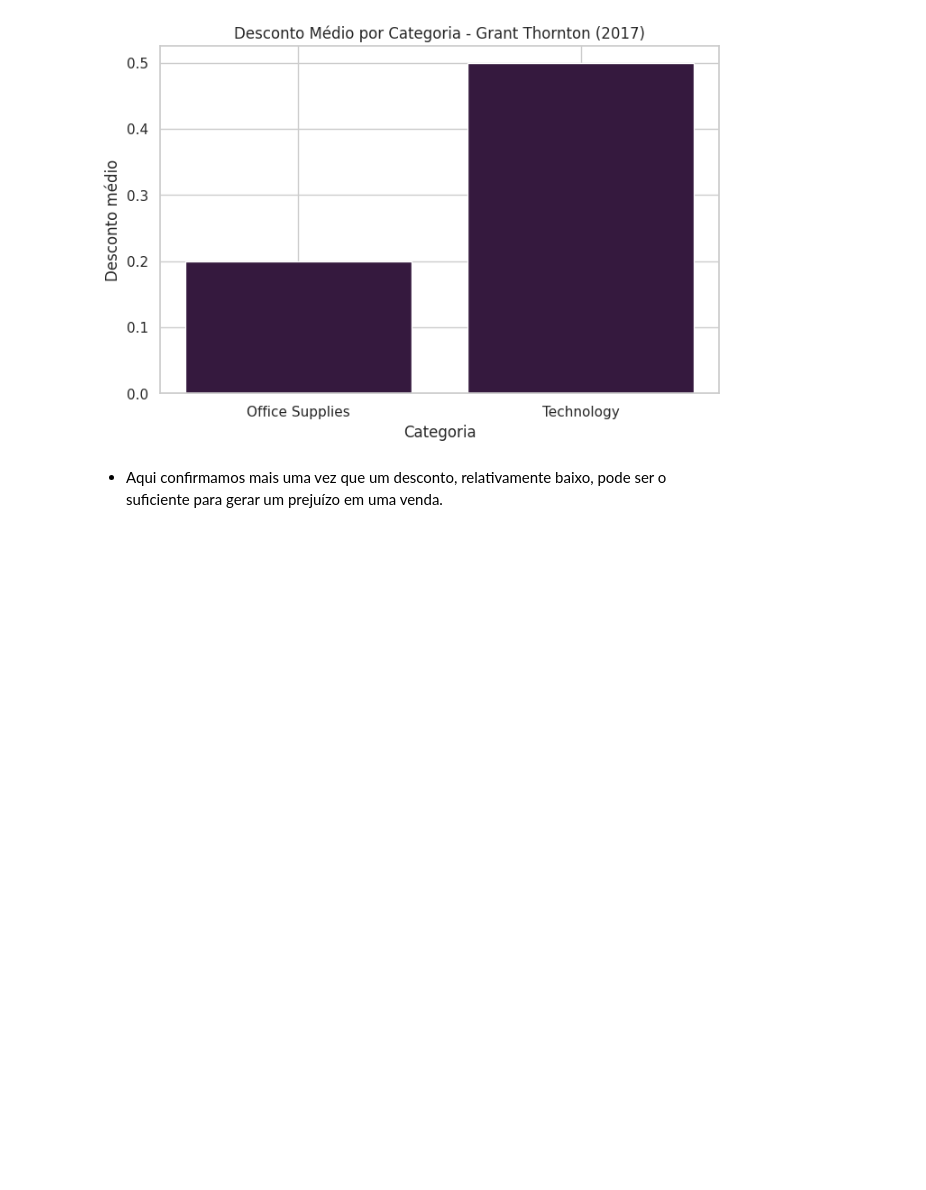
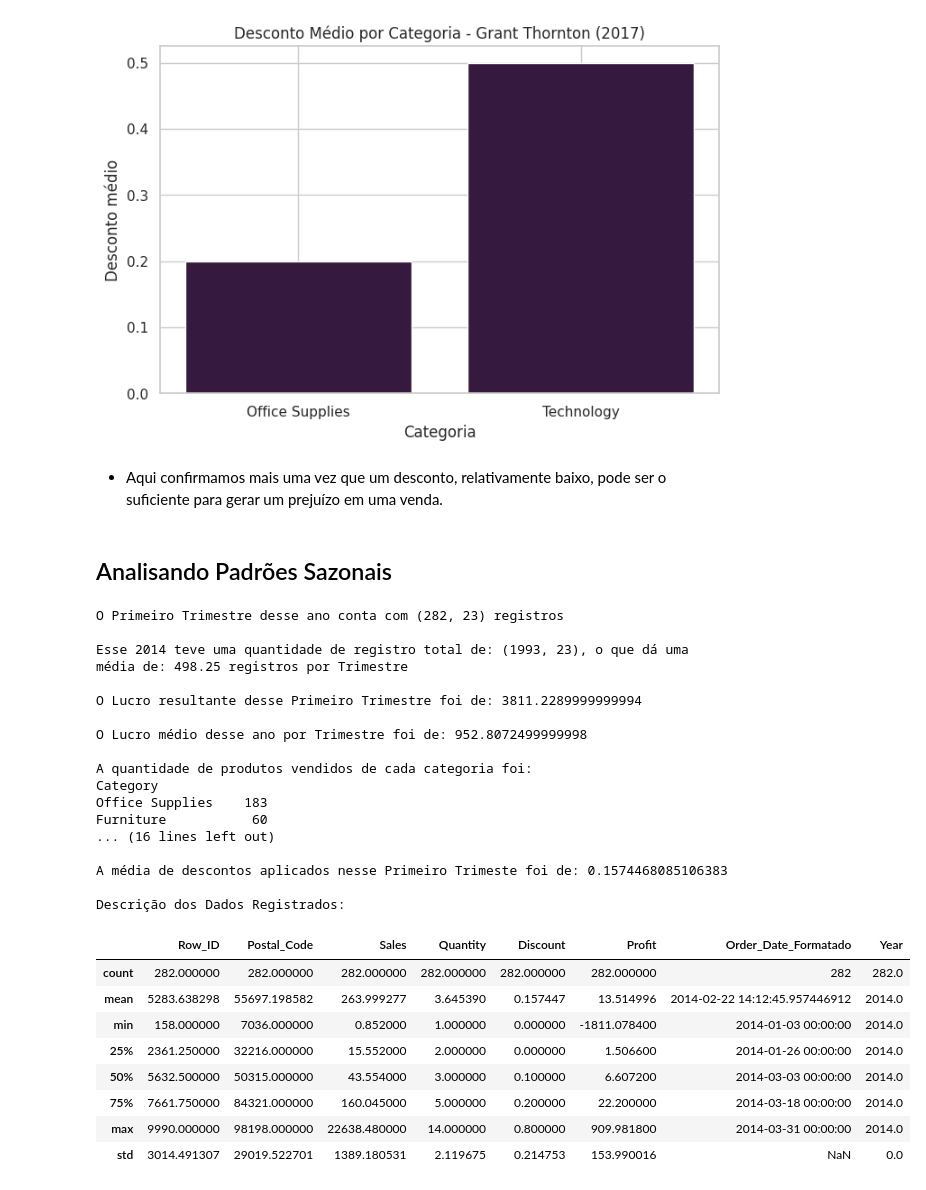
Before and after one commit to Ronaldo-Junior1/analise-dados-supermercado, a Jupyter notebook: Analise_base_supermercadoTeste.ipynb, the cells around one changed output. Drawn from its saved outputs; the diff is of its cells as text; code cells hidden in the pictures; blank space fills up the shorter version.

Commit message:
Iniciando Análise de Padrões Sazonais

```diff
--- a/Analise_base_supermercadoTeste.ipynb
+++ b/Analise_base_supermercadoTeste.ipynb
@@ -2076,3 +2076,59 @@ plt.show()
 [figure]
 # %% [markdown]
 - Aqui confirmamos mais uma vez que um desconto, relativamente baixo, pode ser o suficiente para gerar um prejuízo em uma venda.
+# %% [markdown]
+## Analisando Padrões Sazonais
+# %%
+#. Selecionando Apenas os valores referentes ao primeiro trimestre de 2014.
+primeiro_trim_2014 = df[(df['Order_Date_Formatado'] >= '2014-01-01') & (df['Order_Date_Formatado'] <= '2014-03-31')]
+
+ordem = "Primeiro"
+
+ano = "2014"
+
+print(f"O {ordem} Trimestre desse ano conta com {primeiro_trim_2014.shape} registros\n")
+
+print(f"Esse {ano} teve uma quantidade de registro total de: {df[df['Year'] == 2014].shape}, o que dá uma média de: {df[df['Year'] == 2014].shape[0]/4} registros por Trimestre\n")
+
+print(f"O Lucro resultante desse {ordem} Trimestre foi de: {primeiro_trim_2014['Profit'].sum()}\n")
+
+print(f"O Lucro médio desse ano por Trimestre foi de: {primeiro_trim_2014['Profit'].sum()/4}\n")
+
+print(f"A quantidade de produtos vendidos de cada categoria foi:\n{primeiro_trim_2014['Category'].value_counts()}\n")
+
+print(f"O rendimento de cada categoria foi de:\n{primeiro_trim_2014.groupby('Category')['Profit'].sum()}\n")
+
+print(f"A média de descontos aplicados para cada categoria foi de:\n{primeiro_trim_2014.groupby('Category')['Discount'].mean()}\n")
+
+print(f"A média de descontos aplicados nesse {ordem} Trimeste foi de: {primeiro_trim_2014['Discount'].mean()}\n")
+
+print(f"Descrição dos Dados Registrados:\n")
+
+primeiro_trim_2014.describe()
+# %% [output]
+O Primeiro Trimestre desse ano conta com (282, 23) registros
+
+Esse 2014 teve uma quantidade de registro total de: (1993, 23), o que dá uma média de: 498.25 registros por Trimestre
+
+O Lucro resultante desse Primeiro Trimestre foi de: 3811.2289999999994
+
+O Lucro médio desse ano por Trimestre foi de: 952.8072499999998
+
+A quantidade de produtos vendidos de cada categoria foi:
+Category
+Office Supplies    183
+Furniture           60
+... (16 lines left out)
+
+A média de descontos aplicados nesse Primeiro Trimeste foi de: 0.1574468085106383
+
+Descrição dos Dados Registrados:
+|  | Row_ID | Postal_Code | Sales | Quantity | Discount | Profit | Order_Date_Formatado | Year |
+| count | 282.000000 | 282.000000 | 282.000000 | 282.000000 | 282.000000 | 282.000000 | 282 | 282.0 |
+| mean | 5283.638298 | 55697.198582 | 263.999277 | 3.645390 | 0.157447 | 13.514996 | 2014-02-22 14:12:45.957446912 | 2014.0 |
+| min | 158.000000 | 7036.000000 | 0.852000 | 1.000000 | 0.000000 | -1811.078400 | 2014-01-03 00:00:00 | 2014.0 |
+| 25% | 2361.250000 | 32216.000000 | 15.552000 | 2.000000 | 0.000000 | 1.506600 | 2014-01-26 00:00:00 | 2014.0 |
+| 50% | 5632.500000 | 50315.000000 | 43.554000 | 3.000000 | 0.100000 | 6.607200 | 2014-03-03 00:00:00 | 2014.0 |
+| 75% | 7661.750000 | 84321.000000 | 160.045000 | 5.000000 | 0.200000 | 22.200000 | 2014-03-18 00:00:00 | 2014.0 |
+| max | 9990.000000 | 98198.000000 | 22638.480000 | 14.000000 | 0.800000 | 909.981800 | 2014-03-31 00:00:00 | 2014.0 |
+| std | 3014.491307 | 29019.522701 | 1389.180531 | 2.119675 | 0.214753 | 153.990016 | NaN | 0.0 |
```
Also changed, not shown: parts of 4 cells of this notebook.
